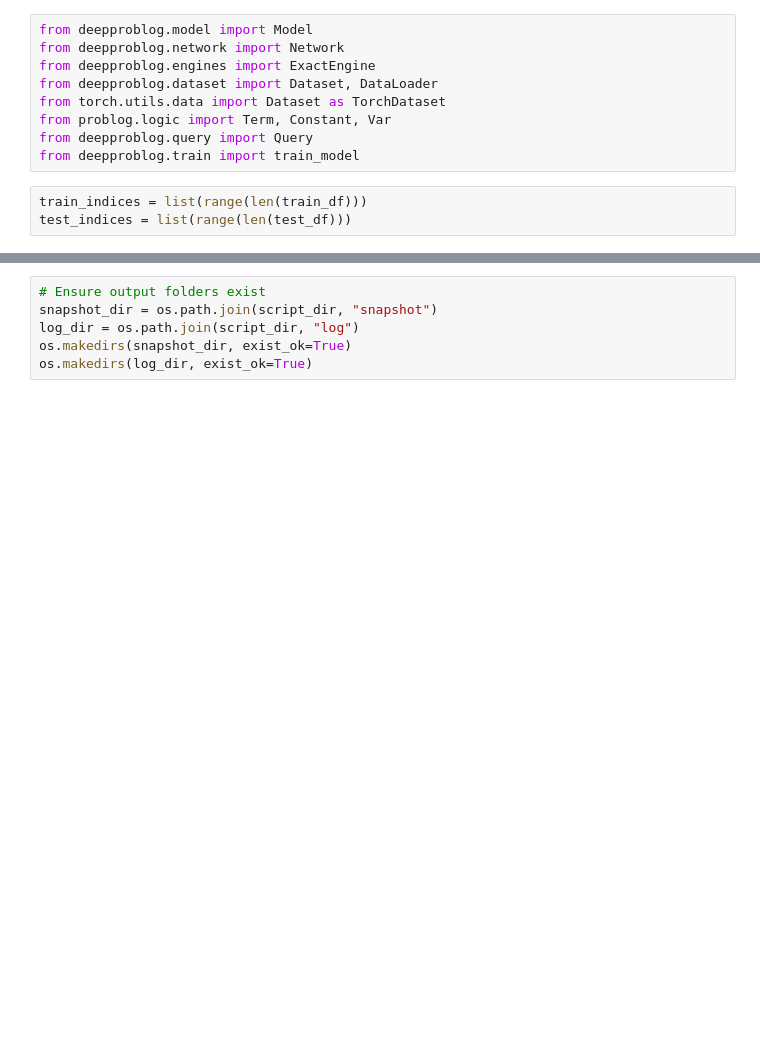
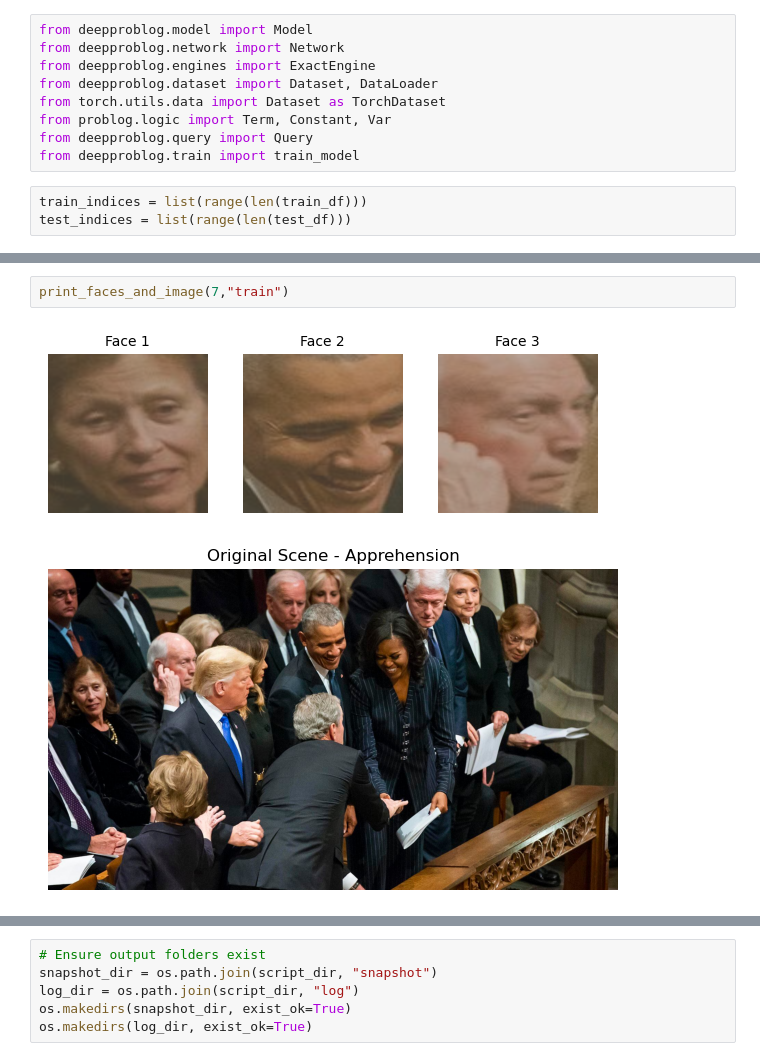
Before and after one commit to jarnedemoenvub/nsai_social_cognition, a Jupyter notebook: code/nsai.ipynb, the cells around one changed output, grey strips where cells are left out. Drawn from its saved outputs; the diff is of its cells as text; blank space fills up the shorter version.

```diff
--- a/code/nsai.ipynb
+++ b/code/nsai.ipynb
@@ -463,3 +529,8 @@ model.add_tensor_source("test_scene", FindingEmoScene_test)
+# %%
+print_faces_and_image(7,"train")
+# %% [output]
+[figure, added]
+[figure, added]
 # %%
 import json
 from typing import Tuple
```
Also changed, not shown: parts of 12 cells of this notebook, 1 other file.
